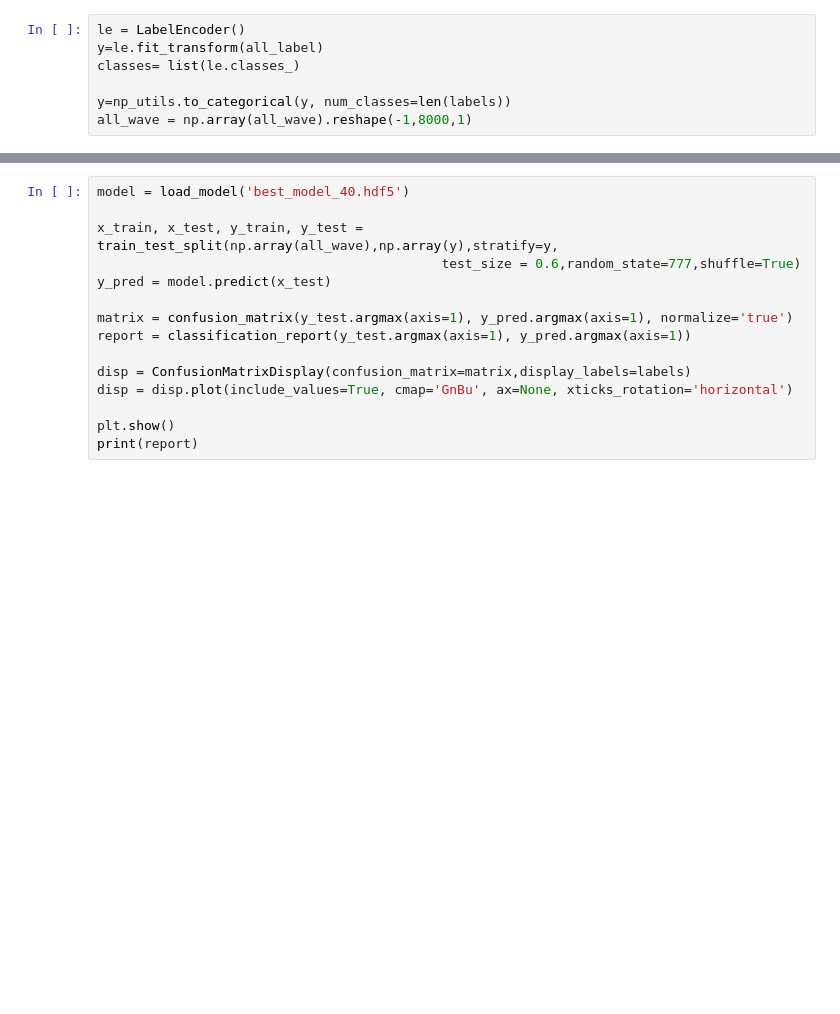
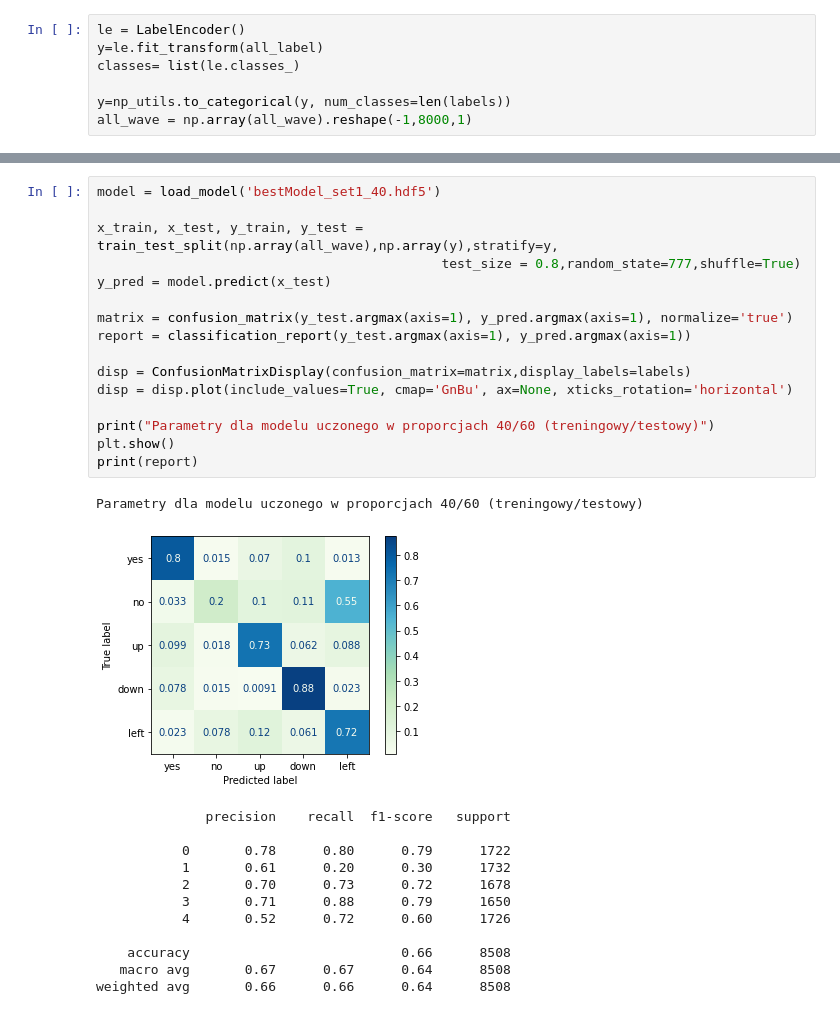
Before and after one commit to Porbi96/SG-AiR, a Jupyter notebook: lab34/ConfusionMatrix.ipynb, the cells around one changed output, grey strips where cells are left out. Drawn from its saved outputs; the diff is of its cells as text; blank space fills up the shorter version.

```diff
--- a/lab34/ConfusionMatrix.ipynb
+++ b/lab34/ConfusionMatrix.ipynb
@@ -132,16 +162,31 @@ print(report)
 # %%
-model = load_model('best_model_40.hdf5')
+model = load_model('bestModel_set1_40.hdf5')
 
 x_train, x_test, y_train, y_test = train_test_split(np.array(all_wave),np.array(y),stratify=y,
-                                            test_size = 0.6,random_state=777,shuffle=True)
+                                            test_size = 0.8,random_state=777,shuffle=True)
 y_pred = model.predict(x_test)
 
 matrix = confusion_matrix(y_test.argmax(axis=1), y_pred.argmax(axis=1), normalize='true')
 report = classification_report(y_test.argmax(axis=1), y_pred.argmax(axis=1))
 
 disp = ConfusionMatrixDisplay(confusion_matrix=matrix,display_labels=labels)
 disp = disp.plot(include_values=True, cmap='GnBu', ax=None, xticks_rotation='horizontal')
 
+print("Parametry dla modelu uczonego w proporcjach 40/60 (treningowy/testowy)")
 plt.show()
 print(report)
+# %% [output]
+Parametry dla modelu uczonego w proporcjach 40/60 (treningowy/testowy)
+[figure, added]
+              precision    recall  f1-score   support
+
+           0       0.78      0.80      0.79      1722
+           1       0.61      0.20      0.30      1732
+           2       0.70      0.73      0.72      1678
+           3       0.71      0.88      0.79      1650
+           4       0.52      0.72      0.60      1726
+
+    accuracy                           0.66      8508
+   macro avg       0.67      0.67      0.64      8508
+weighted avg       0.66      0.66      0.64      8508
 # %%
```
Also changed, not shown: parts of 8 cells of this notebook, 18 other files.
